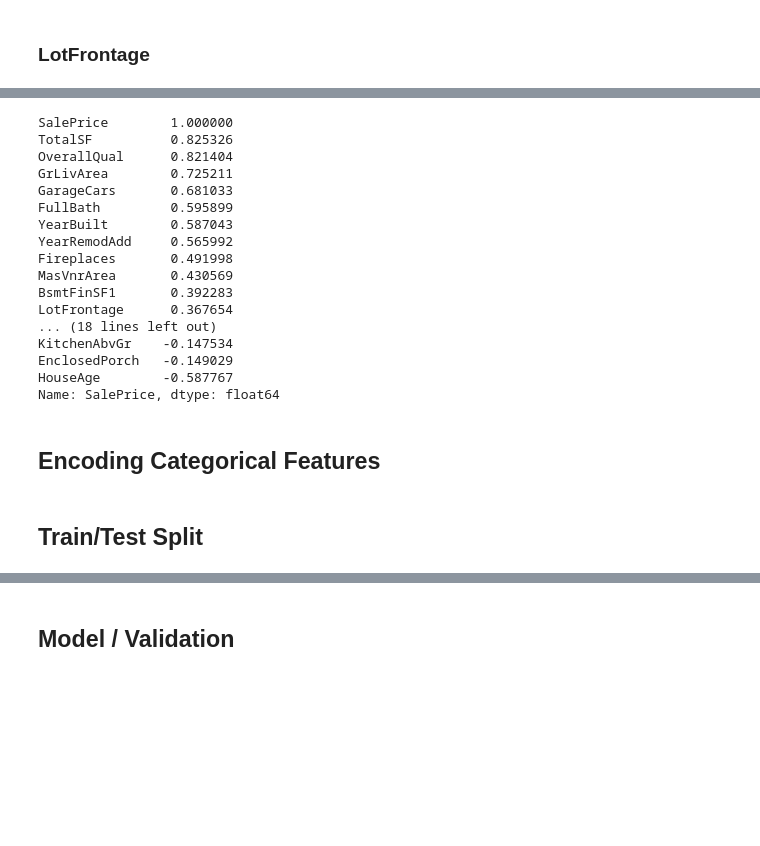
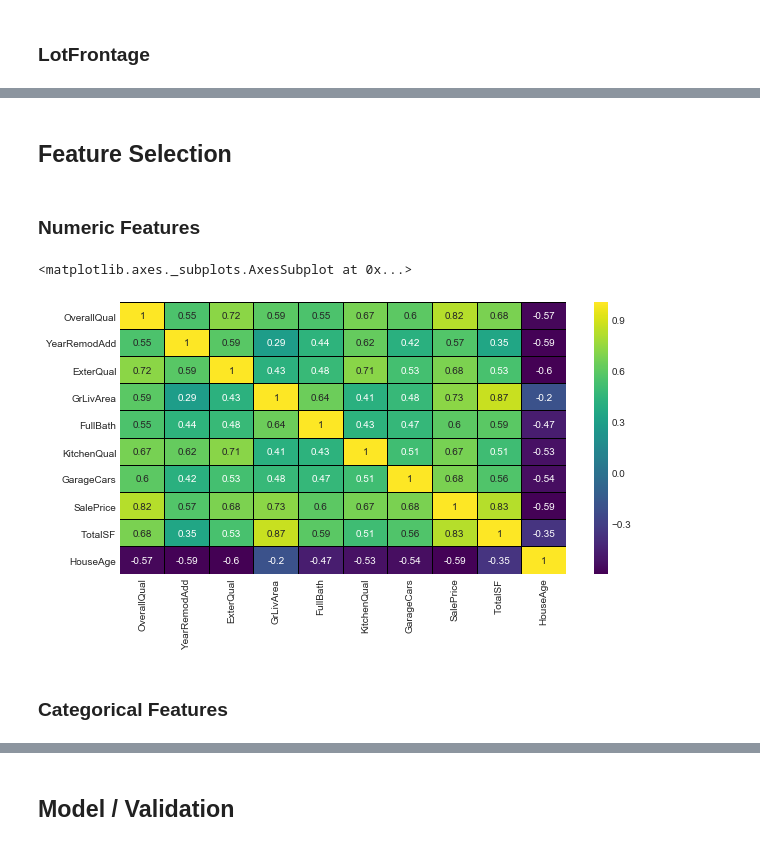
Before and after one commit to oliveirajv92/kaggle-house-prices-iowa, a Jupyter notebook: Kaggle - House Prices.ipynb, the cells around one changed output, grey strips where cells are left out. Drawn from its saved outputs; the diff is of its cells as text; code cells hidden in the pictures; blank space fills up the shorter version.

```diff
--- a/Kaggle - House Prices.ipynb
+++ b/Kaggle - House Prices.ipynb
@@ -547,14 +313,29 @@ null_ratios[null_ratios['Count'] > 0]
 # %%
 # TotalBsmtSF and 1stFlrSF are correlated. What im going to do here is create a new feature (TotalSF), wich
-# corresponds to the sum of the basement, first and second floors and then drop the 3 columns.
-#all_data['TotalSF'] = all_data['TotalBsmtSF'] + all_data['1stFlrSF'] + all_data['2ndFlrSF']
-#all_data.drop(['TotalBsmtSF','1stFlrSF','2ndFlrSF'], axis=1, inplace=True)
+# corresponds to the sum of the basement, first and second floors and then drop the 3 columns
+all_data['TotalSF'] = all_data['TotalBsmtSF'] + all_data['1stFlrSF'] + all_data['2ndFlrSF']
+all_data.drop(['TotalBsmtSF','1stFlrSF','2ndFlrSF'], axis=1, inplace=True)
 
 # GrLivArea and TotRmsAbvGr are also correlated. I'm keeping GrLivArea because its correlation with SalePrice is higher
-#all_data.drop('TotRmsAbvGrd', axis=1, inplace=True)
+all_data.drop('TotRmsAbvGrd', axis=1, inplace=True)
 
 # GarageCars and GarageArea. Keeping GarageCars since it makes more sense.
-#all_data.drop('GarageArea', axis=1, inplace=True)
+all_data.drop('GarageArea', axis=1, inplace=True)
 
 # New feature: House Age
 all_data['HouseAge'] = all_data['YrSold'] - all_data['YearBuilt']
+all_data.drop(['YrSold','YearBuilt'], axis=1, inplace=True)
+
+# Replacing ordinal features...
+ordinal_features = {'GarageCond' : {'NA': 0, 'Po': 1, 'Fa': 2, 'TA': 3, 'Gd': 4, 'Ex': 5},
+                    'GarageQual' : {'NA': 0, 'Po': 1, 'Fa': 2, 'TA': 3, 'Gd': 4, 'Ex': 5},
+                    'GarageFinish': {'NA': 0, 'Unf': 1, 'RFn': 2, 'Fin': 3},
+                    'BsmtExposure': {'NA': 0, 'No': 1, 'Mn': 2, 'Av': 3, 'Gd': 4},
+                    'BsmtCond' : {'NA': 0, 'Po': 1, 'Fa': 2, 'TA': 3, 'Gd': 4, 'Ex': 5},
+                    'BsmtQual' : {'NA': 0, 'Po': 1, 'Fa': 2, 'TA': 3, 'Gd': 4, 'Ex': 5},
+                    'KitchenQual': {'Po': 1, 'Fa': 2, 'TA': 3, 'Gd': 4, 'Ex': 5},
+                    'ExterQual':  {'Po': 1, 'Fa': 2, 'TA': 3, 'Gd': 4, 'Ex': 5},
+                    'ExterCond': {'Po': 1, 'Fa': 2, 'TA': 3, 'Gd': 4, 'Ex': 5},
+                    'HeatingQC': {'Po': 1, 'Fa': 2, 'TA': 3, 'Gd': 4, 'Ex': 5}}
+
+all_data.replace(ordinal_features, inplace=True)
@@ -564,27 +351,15 @@ df_test = all_data[train_size:]
+# %% [markdown]
+## Feature Selection
+# %% [markdown]
+### Numeric Features
 # %%
-# Selecting the most correlated features with the Sale Price...(0.5 threshold)
+# Checking for multicolinearity and how the new features are related with SalePrice.
 price_correlation = df_train.corr()
-price_correlation = price_correlation['SalePrice'].sort_values(ascending=False)
-price_correlation
+price_correlation = price_correlation[(price_correlation > 0.5) | (price_correlation < -0.5)]['SalePrice'].dropna()
 
 # Plotting a simplified version of the heatmap for better understanding.
-#plt.figure(figsize=(10,5))
-#sns.heatmap(df_train[price_correlation.index].corr(), cmap='viridis', linewidths=.01, annot=True, linecolor='black', vmax=0.8)
+plt.figure(figsize=(10,5))
+sns.heatmap(df_train[price_correlation.index].corr(), cmap='viridis', linewidths=.01, annot=True, linecolor='black')
 # %% [output]
-SalePrice        1.000000
-TotalSF          0.825326
-OverallQual      0.821404
-GrLivArea        0.725211
-GarageCars       0.681033
-FullBath         0.595899
-YearBuilt        0.587043
-YearRemodAdd     0.565992
-Fireplaces       0.491998
-MasVnrArea       0.430569
-BsmtFinSF1       0.392283
-LotFrontage      0.367654
-... (18 lines left out)
-KitchenAbvGr    -0.147534
-EnclosedPorch   -0.149029
-HouseAge        -0.587767
-Name: SalePrice, dtype: float64
+<matplotlib.axes._subplots.AxesSubplot at 0x...>
+[figure, added]
@@ -591,2 +368,2 @@ Name: SalePrice, dtype: float64
 # %% [markdown]
-## Encoding Categorical Features
+### Categorical Features
@@ -610,2 +371,0 @@ all_data = pd.get_dummies(all_data, drop_first=True)
-# %% [markdown]
-## Train/Test Split
```
Also changed, not shown: parts of 62 cells of this notebook.
